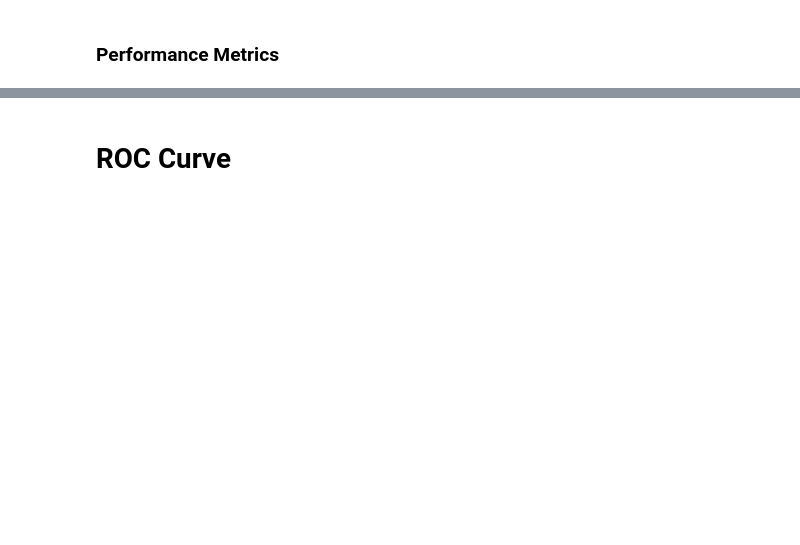
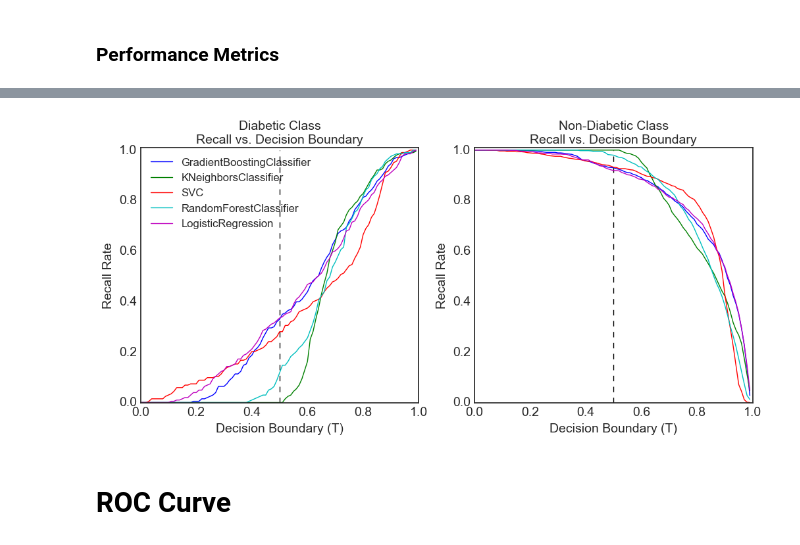
Before and after one commit to semerj/NHANES-diabetes, a Jupyter notebook: NHANES.ipynb, the cells around one changed output, grey strips where cells are left out. Drawn from its saved outputs; the diff is of its cells as text; code cells hidden in the pictures; blank space fills up the shorter version.

```diff
--- a/NHANES.ipynb
+++ b/NHANES.ipynb
@@ -402,2 +296,14 @@ plt.show()
+# %%
+probas = dict(
+    GradientBoostingClassifier=gbc_proba,
+    KNeighborsClassifier=knn_proba,
+    LogisticRegression=lg_proba,
+    RandomForestClassifier=rf_proba,
+    SVC=svc_proba
+)
+
+plot_multi_recall_vs_decision_boundary(probas, y_test)
+# %% [output]
+[figure, added]
 # %% [markdown]
 # ROC Curve
```
Also changed, not shown: parts of 26 cells of this notebook.
